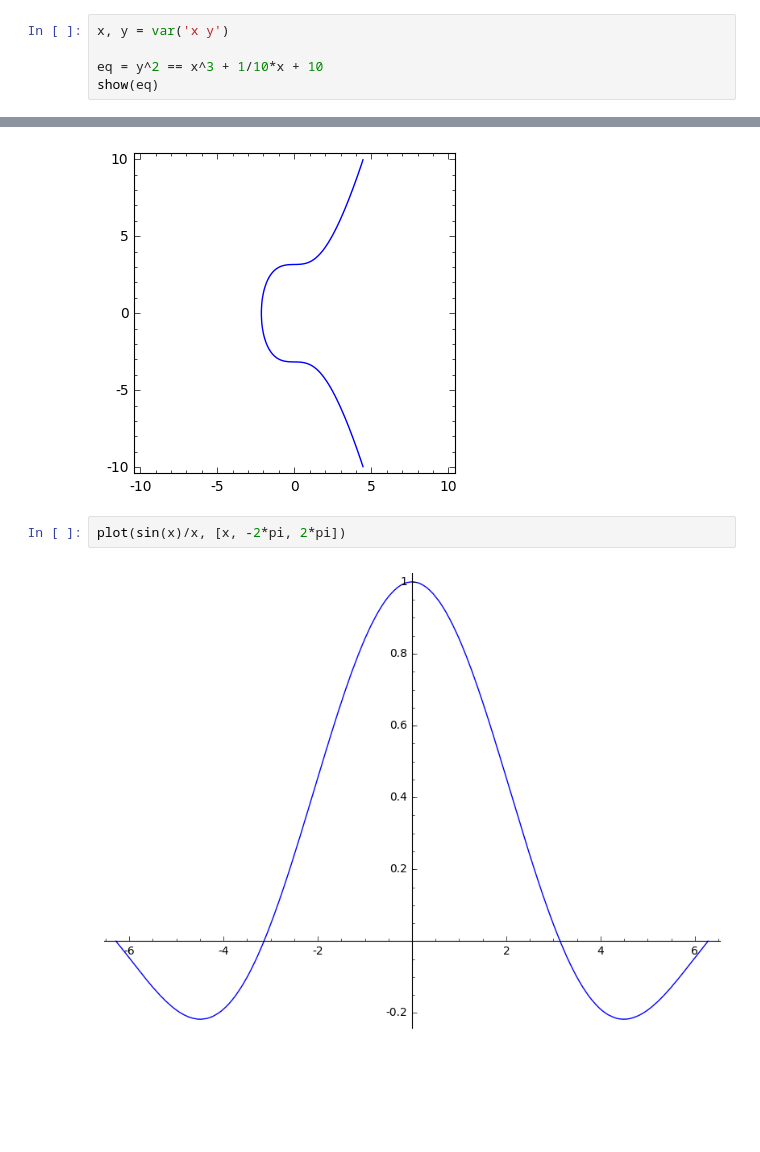
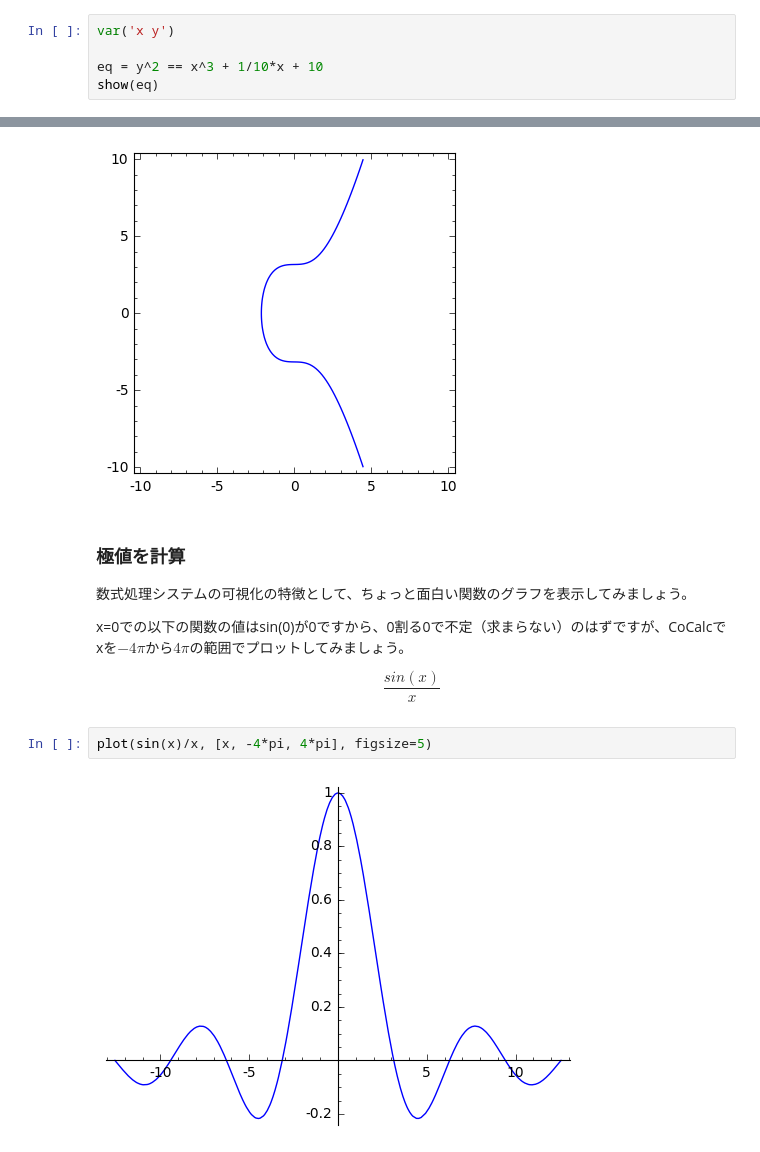
Before and after one commit to take-pwave/letsCoCalc, a Jupyter notebook: Introduction.ipynb, the cells around one changed output, grey strips where cells are left out. Saved outputs shown, nothing was run; the diff lists cells and outputs as text; blank space fills up the shorter version.

```diff
--- a/Introduction.ipynb
+++ b/Introduction.ipynb
@@ -42,5 +77,5 @@ print(mod(8^64, 11))
 # %%
-x, y = var('x y')
+var('x y')
 
 eq = y^2 == x^3 + 1/10*x + 10
 show(eq)
@@ -50,7 +88,16 @@ show(eq)
 implicit_plot(eq, [x,-10, 10], [y, -10, 10], figsize=5)
 # %% [output]
 [figure]
+# %% [markdown]
+### 極値を計算
+数式処理システムの可視化の特徴として、ちょっと面白い関数のグラフを表示してみましょう。
+
+x=0での以下の関数の値はsin(0)が0ですから、0割る0で不定（求まらない）のはずですが、CoCalcでxを$-4\pi$から$4\pi$の範囲でプロットしてみましょう。
+
+$$
+\frac{sin(x)}{x}
+$$
 # %%
-plot(sin(x)/x, [x, -2*pi, 2*pi])
+plot(sin(x)/x, [x, -4*pi, 4*pi], figsize=5)
 # %% [output]
-[figure, old version]
+[figure, new version]
```
Also changed, not shown: parts of 10 cells of this notebook, 1 other file.
